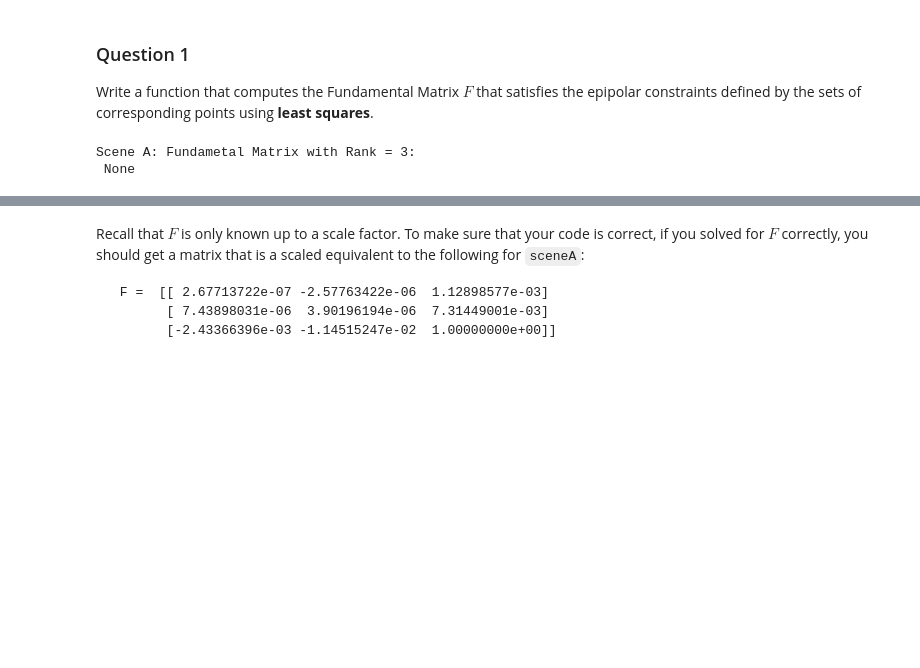
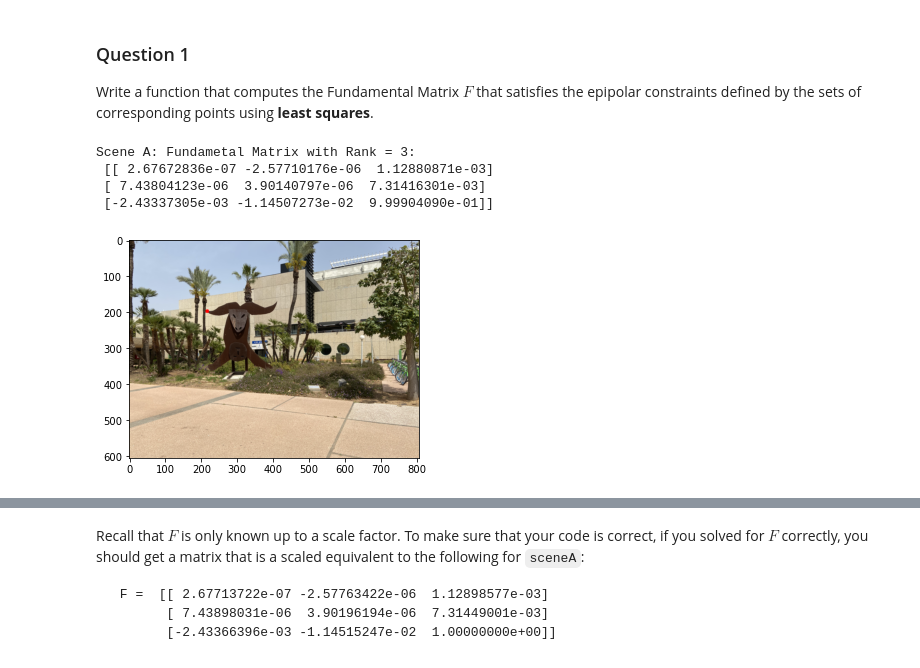
Before and after one commit to levyrafi12/graphics, a Jupyter notebook: ex2/graphics_epipolar_exercise.ipynb, the cells around one changed output, grey strips where cells are left out. Cells and saved outputs as stored; diff of their text form; code cells hidden in the pictures; blank space fills up the shorter version.

```diff
--- a/ex2/graphics_epipolar_exercise.ipynb
+++ b/ex2/graphics_epipolar_exercise.ipynb
@@ -56,11 +56,40 @@ Write a function that computes the Fundamental Matrix $F$ that satisfies the epi
 pts_a = load_file('input/sceneA/sceneA-pts2d-1.txt')
 pts_b = load_file('input/sceneA/sceneA-pts2d-2.txt')
 
-####################
-## YOUR CODE HERE
-####################
-F_sceneA = None
+def compute_fundamental(x1, x2):
+    # build matrix for equations
+    equations = []
+    for i, (p1, p2) in enumerate(zip(x1, x2)):
+        u_t, v_t = p1
+        u, v = p2
+        equations.append([u_t * u, u_t * v, u_t, v_t * u, v_t * v, v_t, u, v, 1])
+
+    equations_matrix = np.stack(equations)
+
+    l, v, r = np.linalg.svd(equations_matrix)
+
+    return r[-1].reshape(3, 3).transpose()
+
+F_sceneA = compute_fundamental(pts_a, pts_b)
 print(f'Scene A: Fundametal Matrix with Rank = 3: \n {F_sceneA} \n')
 # %% [output]
 Scene A: Fundametal Matrix with Rank = 3:
- None
+ [[ 2.67672836e-07 -2.57710176e-06  1.12880871e-03]
+ [ 7.43804123e-06  3.90140797e-06  7.31416301e-03]
+ [-2.43337305e-03 -1.14507273e-02  9.99904090e-01]]
+# %%
+#DEBUG CELL
+
+pts_a = load_file('input/sceneA/sceneA-pts2d-1.txt')
+image = cv2.imread("input/sceneA/sceneA-im-1.png", )
+image = cv2.cvtColor(image, cv2.COLOR_BGR2RGB)
+import matplotlib.pyplot as plt
+color = (255, 0, 0)
+
+for (x,y) in [pts_a[0]]:
+    image = cv2.circle(image, (int(x),int(y)), 5, color, -1)
+
+plt.imshow(image)
+plt.show()
+# %% [output]
+[figure, added]
```
Also changed, not shown: parts of 3 cells of this notebook.
